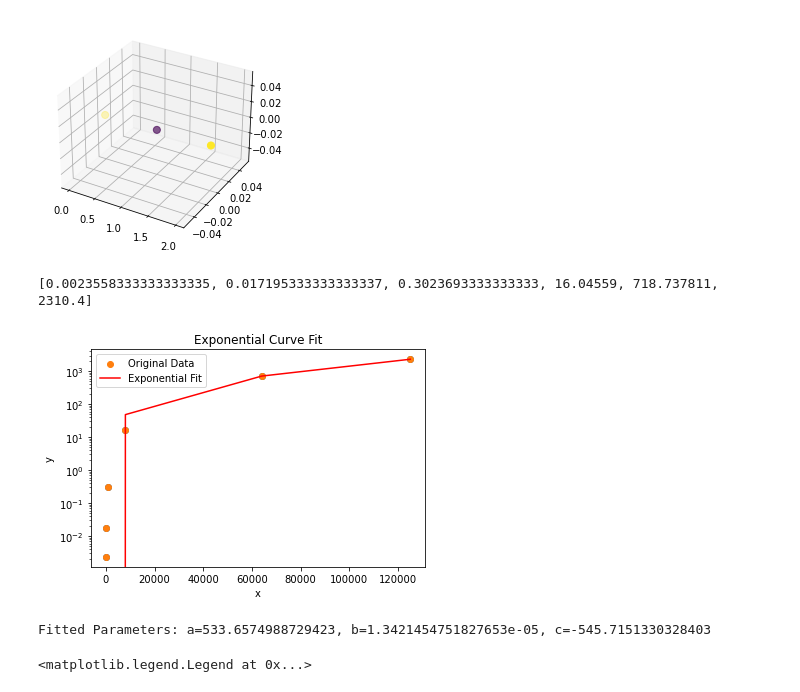
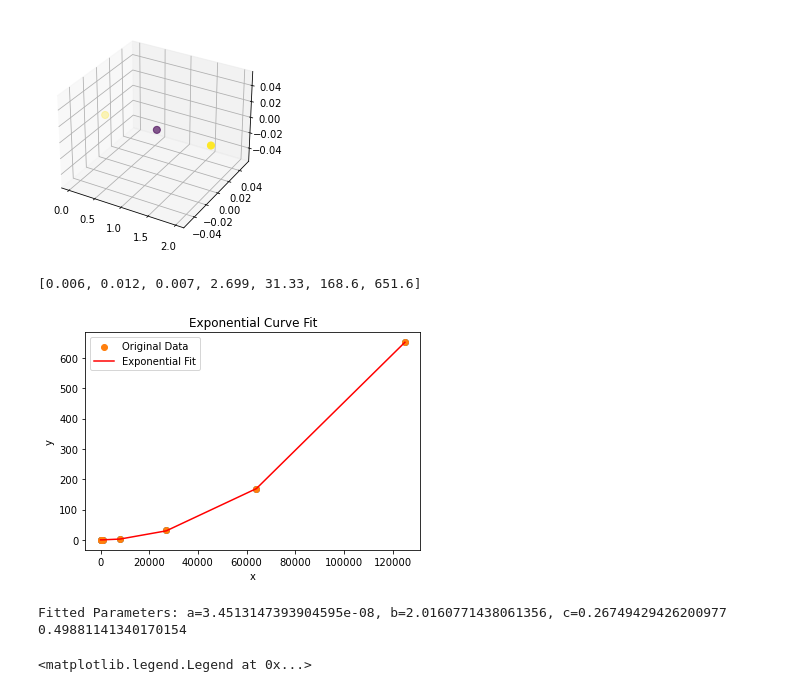
Before and after one commit to ExeQuantCode/HeatFlow, a Jupyter notebook: Plotting.ipynb, the cells around one changed output. Saved outputs shown, nothing was run; the diff lists cells and outputs as text; code cells hidden in the pictures.

```diff
--- a/Plotting.ipynb
+++ b/Plotting.ipynb
@@ -55,49 +55,52 @@ Matrix 3:
 [[100.]]
 [figure]
 # %%
-t1 = [0.002594, 0.002515, 0.002134, 0.002420, 0.002269, 0.002203]
-t5 = [0.007184, 0.007961, 0.026291, 0.025853, 0.027914, 0.007969]
-t10 =[ 0.282935, 0.318660, 0.320764, 0.320574, 0.283669, 0.287614]
-t20 =[15.967829, 15.952616, 15.867675, 15.999043, 16.361245, 16.125132]
-t40 =[718.737811]
-t50 =[2310.4]
-s=[1, 5**3, 10**3, 20**3, 40**3, 50**3]
-t=[sum(t1)/6, sum(t5)/6, sum(t10)/6, sum(t20)/6, sum(t40)/len(t50), sum(t50)/len(t50)]
+t1 = [0.006]
+t5 = [0.012]
+t10 =[0.007]
+t20 =[2.699]
+t30 = [31.33]
+t40 =[168.6]
+t50 =[651.6]
+s=[1, 5**3, 10**3, 20**3, 30**3, 40**3, 50**3]
+t=[sum(t1)/len(t1), sum(t5)/len(t5), sum(t10)/len(t10), sum(t20)/len(t20), sum(t30)/len(t30), sum(t40)/len(t50), sum(t50)/len(t50)]
 plt.scatter(s,t)
 print(t)
 # Define the exponential function to fit
 def exponential_function(x, a, b, c):
-    return a * np.exp(b * x) + c
+    return a * x**b + c
 
 # Generate example data
-x_data = np.array([1, 5**3, 10**3, 20**3, 40**3, 50**3])
-y_data = np.array([sum(t1)/6, sum(t5)/6, sum(t10)/6, sum(t20)/6, sum(t40), sum(t50)/len(t50)])
+x_data = np.array([1, 5**3, 10**3, 20**3, 30**3, 40**3, 50**3])
+y_data = np.array([sum(t1)/len(t1), sum(t5)/len(t5), sum(t10)/len(t10), sum(t20)/len(t20), sum(t30)/len(t30), sum(t40)/len(t50), sum(t50)/len(t50)])
 
 # Fit the exponential curve
 params, covariance = curve_fit(exponential_function, x_data, y_data, p0=[1, 0, 1], maxfev=5000)
 
 # Extract the fitted parameters
 a_fit, b_fit, c_fit = params
 
 # Generate y values for the fitted curve
 y_fit = exponential_function(x_data, a_fit, b_fit, c_fit)
 
 # Plot the original data and the fitted curve
 plt.scatter(x_data, y_data, label='Original Data')
 plt.plot(x_data, y_fit, label='Exponential Fit', color='red')
 plt.legend()
-plt.yscale('log')
+#plt.yscale('log')
 plt.xlabel('x')
 plt.ylabel('y')
 plt.title('Exponential Curve Fit')
 plt.show()
 
 # Print the fitted parameters
 print(f"Fitted Parameters: a={a_fit}, b={b_fit}, c={c_fit}")
+print(exponential_function(100**3, a_fit, b_fit, c_fit)/(60*60*24))
 # %% [output]
-[0.0023558333333333335, 0.017195333333333337, 0.3023693333333333, 16.04559, 718.737811, 2310.4]
+[0.006, 0.012, 0.007, 2.699, 31.33, 168.6, 651.6]
-[figure, old version]
+[figure, new version]
-Fitted Parameters: a=533.6574988729423, b=1.3421454751827653e-05, c=-545.7151330328403
+Fitted Parameters: a=3.4513147393904595e-08, b=2.0160771438061356, c=0.26749429426200977
+0.49881141340170154
 # %%
 TcQ1 = [100, 100, 100, 100, 100, 100, 100, 100, 100]
 kp = [0.1, 0.5, 1, 1.5, 2, 5, 10, 15, 20]
```
Also changed, not shown: 4 other files.
